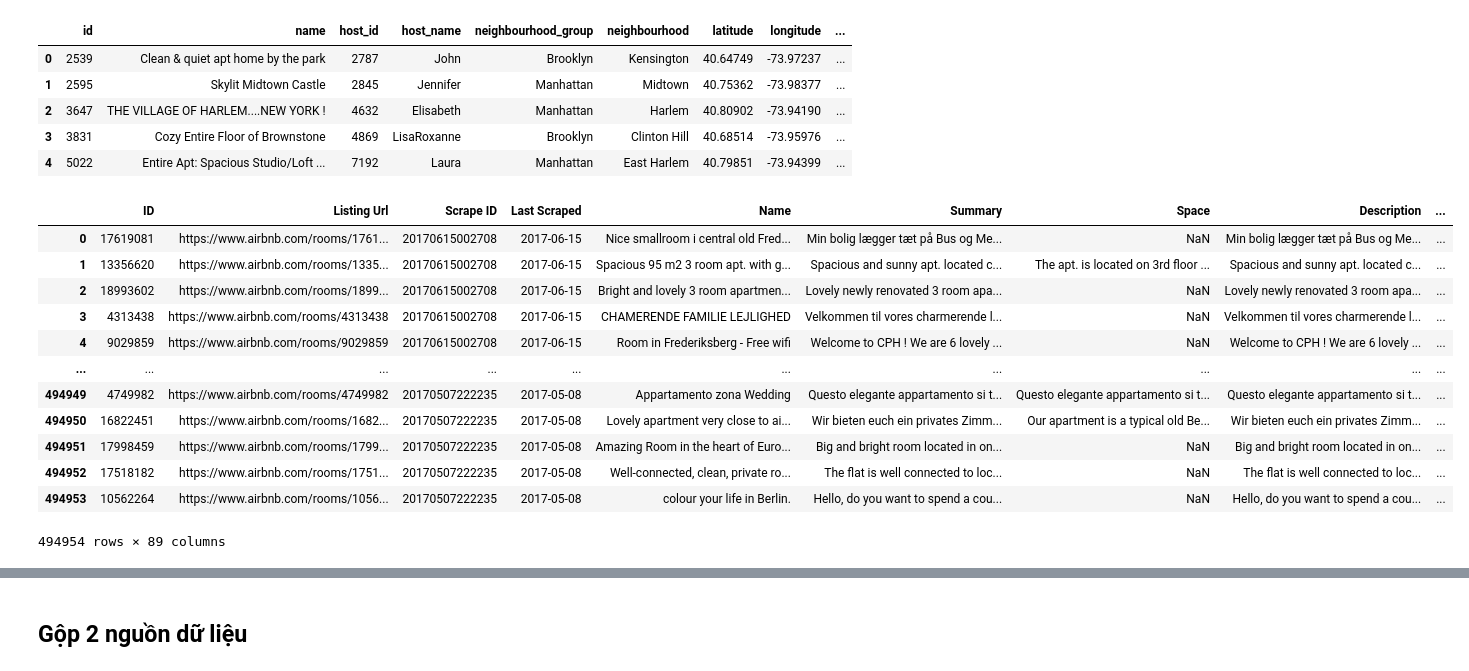
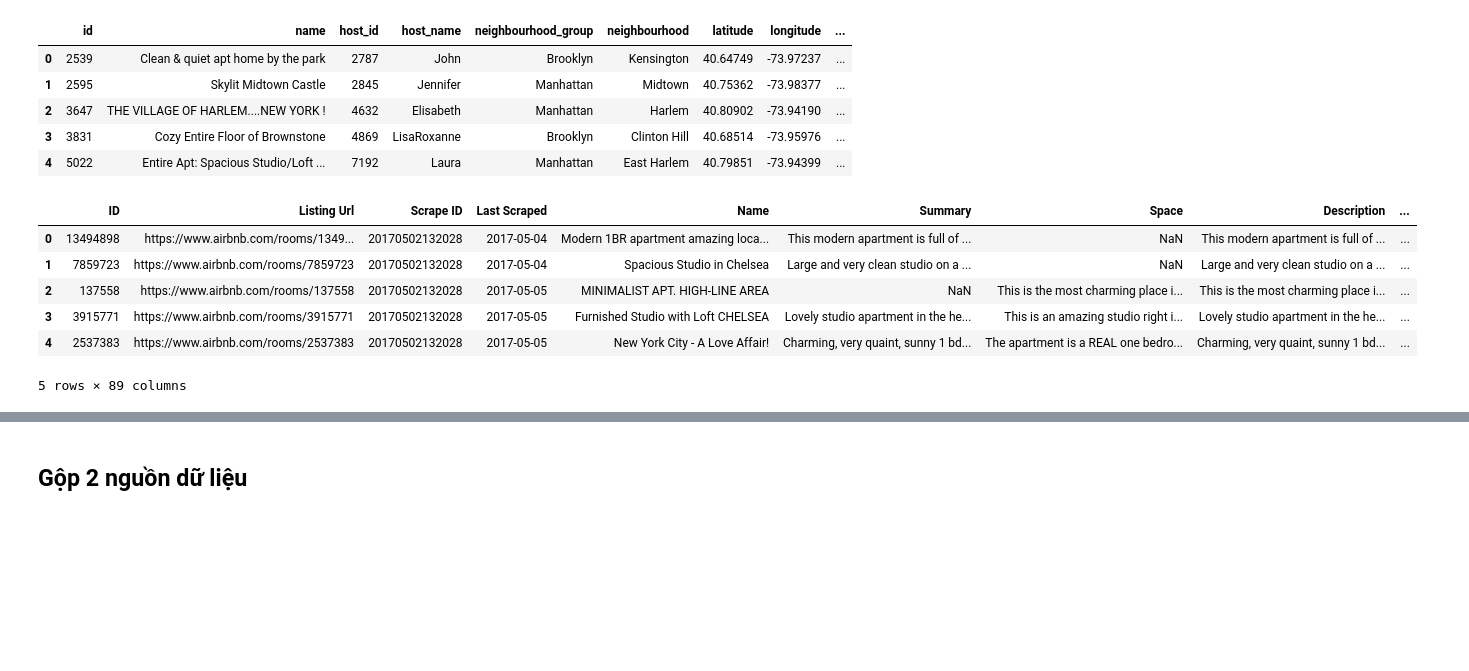
Before and after one commit to lhminhtuan2000/PTDLUD_DATH_2, a Jupyter notebook: PTDLUD_3_DATH_2.ipynb, the cells around one changed output, grey strips where cells are left out. Drawn from its saved outputs; the diff is of its cells as text; code cells hidden in the pictures; blank space fills up the shorter version.

```diff
--- a/PTDLUD_3_DATH_2.ipynb
+++ b/PTDLUD_3_DATH_2.ipynb
@@ -31,19 +31,13 @@ df_1.head()
 | 4 | 5022 | Entire Apt: Spacious Studio/Loft ... | 7192 | Laura | Manhattan | East Harlem | 40.79851 | -73.94399 | ... |
 # %%
 # Đọc dữ liệu nguồn 2
-df_2 = pd.read_csv("/Users/admin/Downloads/airbnb-listings.csv", sep=';', low_memory=False)
-df_2
+df_2 = pd.read_csv("https://raw.githubusercontent.com/lhminhtuan2000/PTDLUD_DATH_2/main/airbnb-listings_new-york.csv", sep=';', low_memory=False)
+df_2.head()
 # %% [output]
 |  | ID | Listing Url | Scrape ID | Last Scraped | Name | Summary | Space | Description | ... |
-| 0 | 17619081 | https://www.airbnb.com/rooms/1761... | 20170615002708 | 2017-06-15 | Nice smallroom i central old Fred... | Min bolig lægger tæt på Bus og Me... | NaN | Min bolig lægger tæt på Bus og Me... | ... |
-| 1 | 13356620 | https://www.airbnb.com/rooms/1335... | 20170615002708 | 2017-06-15 | Spacious 95 m2 3 room apt. with g... | Spacious and sunny apt. located c... | The apt. is located on 3rd floor ... | Spacious and sunny apt. located c... | ... |
-| 2 | 18993602 | https://www.airbnb.com/rooms/1899... | 20170615002708 | 2017-06-15 | Bright and lovely 3 room apartmen... | Lovely newly renovated 3 room apa... | NaN | Lovely newly renovated 3 room apa... | ... |
-| 3 | 4313438 | https://www.airbnb.com/rooms/4313438 | 20170615002708 | 2017-06-15 | CHAMERENDE FAMILIE LEJLIGHED | Velkommen til vores charmerende l... | NaN | Velkommen til vores charmerende l... | ... |
-| 4 | 9029859 | https://www.airbnb.com/rooms/9029859 | 20170615002708 | 2017-06-15 | Room in Frederiksberg - Free wifi | Welcome to CPH ! We are 6 lovely ... | NaN | Welcome to CPH ! We are 6 lovely ... | ... |
-| ... | ... | ... | ... | ... | ... | ... | ... | ... | ... |
-| 494949 | 4749982 | https://www.airbnb.com/rooms/4749982 | 20170507222235 | 2017-05-08 | Appartamento zona Wedding | Questo elegante appartamento si t... | Questo elegante appartamento si t... | Questo elegante appartamento si t... | ... |
-| 494950 | 16822451 | https://www.airbnb.com/rooms/1682... | 20170507222235 | 2017-05-08 | Lovely apartment very close to ai... | Wir bieten euch ein privates Zimm... | Our apartment is a typical old Be... | Wir bieten euch ein privates Zimm... | ... |
-| 494951 | 17998459 | https://www.airbnb.com/rooms/1799... | 20170507222235 | 2017-05-08 | Amazing Room in the heart of Euro... | Big and bright room located in on... | NaN | Big and bright room located in on... | ... |
-| 494952 | 17518182 | https://www.airbnb.com/rooms/1751... | 20170507222235 | 2017-05-08 | Well-connected, clean, private ro... | The flat is well connected to loc... | NaN | The flat is well connected to loc... | ... |
-| 494953 | 10562264 | https://www.airbnb.com/rooms/1056... | 20170507222235 | 2017-05-08 | colour your life in Berlin. | Hello, do you want to spend a cou... | NaN | Hello, do you want to spend a cou... | ... |
+| 0 | 13494898 | https://www.airbnb.com/rooms/1349... | 20170502132028 | 2017-05-04 | Modern 1BR apartment amazing loca... | This modern apartment is full of ... | NaN | This modern apartment is full of ... | ... |
+| 1 | 7859723 | https://www.airbnb.com/rooms/7859723 | 20170502132028 | 2017-05-04 | Spacious Studio in Chelsea | Large and very clean studio on a ... | NaN | Large and very clean studio on a ... | ... |
+| 2 | 137558 | https://www.airbnb.com/rooms/137558 | 20170502132028 | 2017-05-05 | MINIMALIST APT. HIGH-LINE AREA | NaN | This is the most charming place i... | This is the most charming place i... | ... |
+| 3 | 3915771 | https://www.airbnb.com/rooms/3915771 | 20170502132028 | 2017-05-05 | Furnished Studio with Loft CHELSEA | Lovely studio apartment in the he... | This is an amazing studio right i... | Lovely studio apartment in the he... | ... |
+| 4 | 2537383 | https://www.airbnb.com/rooms/2537383 | 20170502132028 | 2017-05-05 | New York City - A Love Affair! | Charming, very quaint, sunny 1 bd... | The apartment is a REAL one bedro... | Charming, very quaint, sunny 1 bd... | ... |
-494954 rows × 89 columns
+5 rows × 89 columns
```
Also changed, not shown: parts of 13 cells of this notebook.
